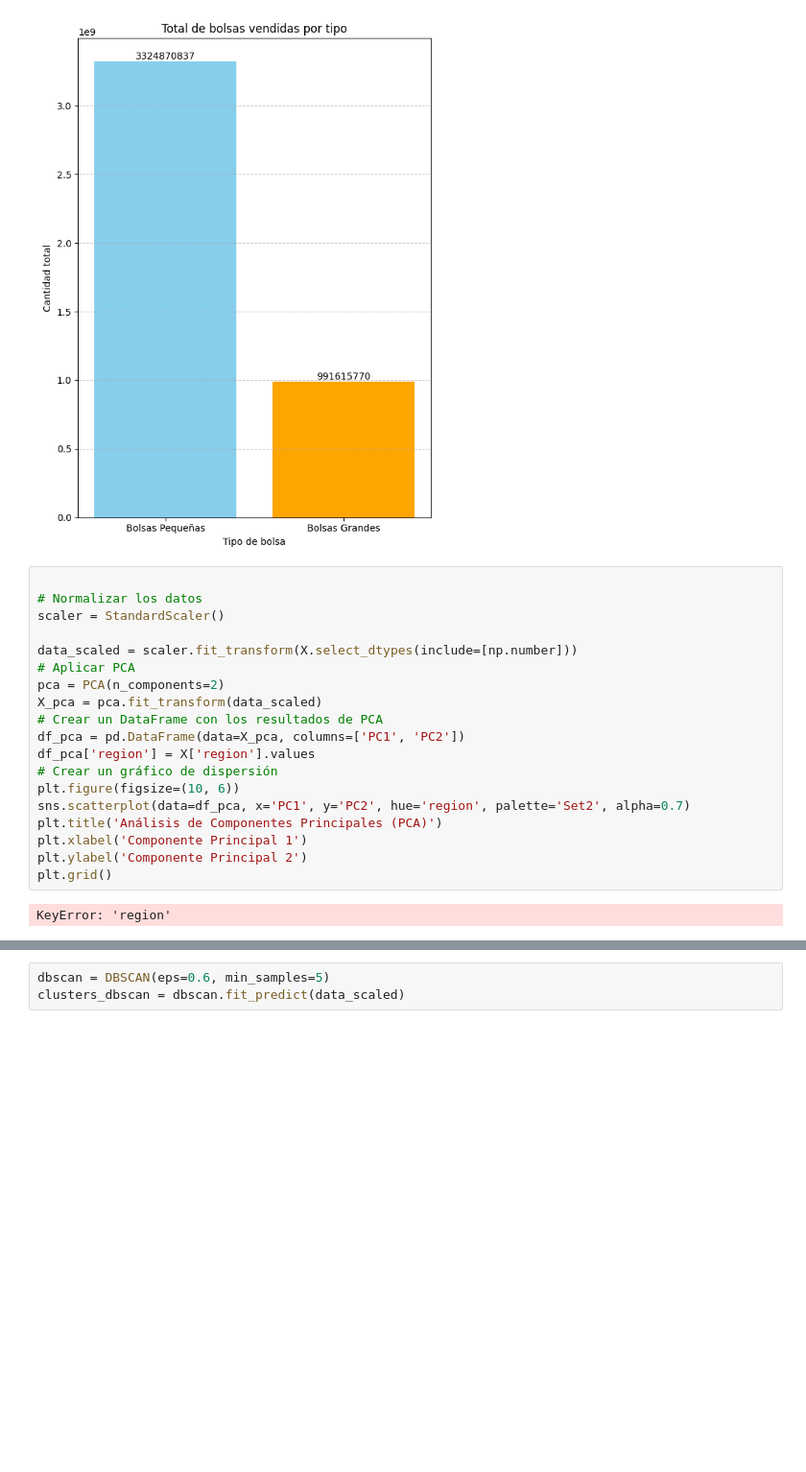
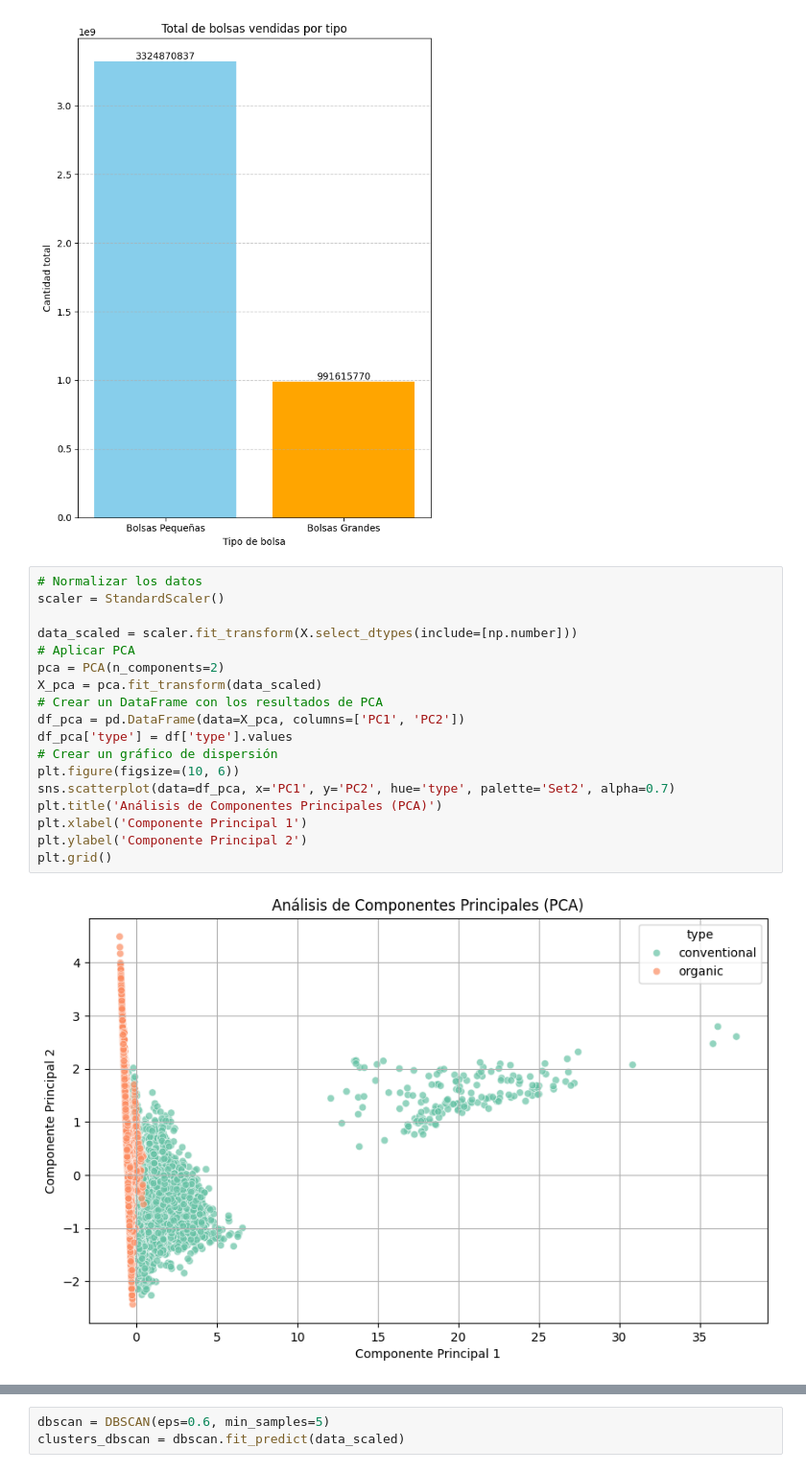
Before and after one commit to lauracoicue/Proyecto2_CDD, a Jupyter notebook: proyecto2.ipynb, the cells around one changed output, grey strips where cells are left out. Shown at 96% size. Cells and saved outputs as stored; diff of their text form; blank space fills up the shorter version.

```diff
--- a/proyecto2.ipynb
+++ b/proyecto2.ipynb
@@ -303,23 +301,22 @@ plt.show()
 # %% [output]
 [figure]
 # %%
-
 # Normalizar los datos
 scaler = StandardScaler()
 
 data_scaled = scaler.fit_transform(X.select_dtypes(include=[np.number]))
 # Aplicar PCA
 pca = PCA(n_components=2)
 X_pca = pca.fit_transform(data_scaled)
 # Crear un DataFrame con los resultados de PCA
 df_pca = pd.DataFrame(data=X_pca, columns=['PC1', 'PC2'])
-df_pca['region'] = X['region'].values
+df_pca['type'] = df['type'].values
 # Crear un gráfico de dispersión
 plt.figure(figsize=(10, 6))
-sns.scatterplot(data=df_pca, x='PC1', y='PC2', hue='region', palette='Set2', alpha=0.7)
+sns.scatterplot(data=df_pca, x='PC1', y='PC2', hue='type', palette='Set2', alpha=0.7)
 plt.title('Análisis de Componentes Principales (PCA)')
 plt.xlabel('Componente Principal 1')
 plt.ylabel('Componente Principal 2')
 plt.grid()
 # %% [output]
-KeyError: 'region'
+[figure, added]
```
Also changed, not shown: parts of 4 cells of this notebook.
